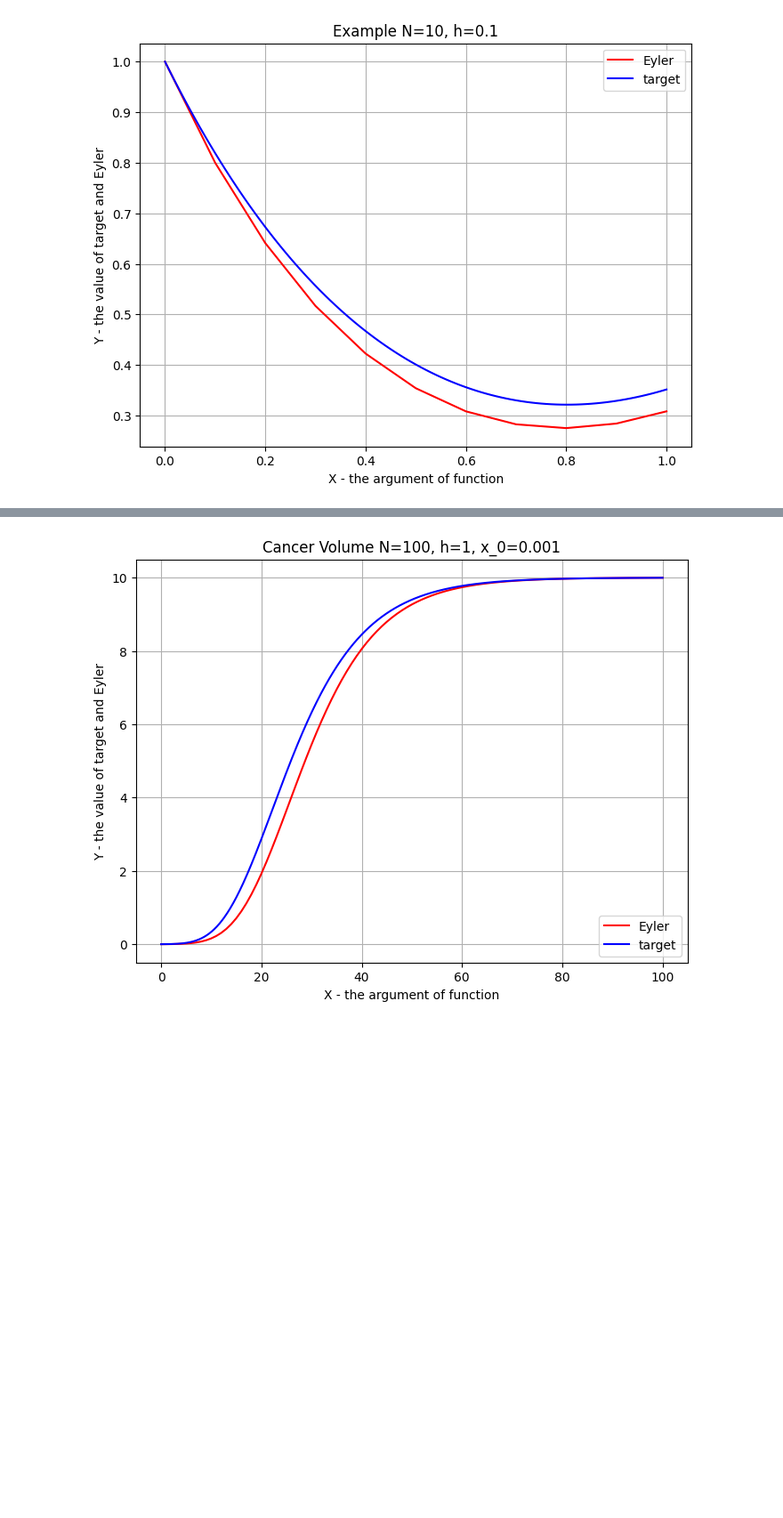
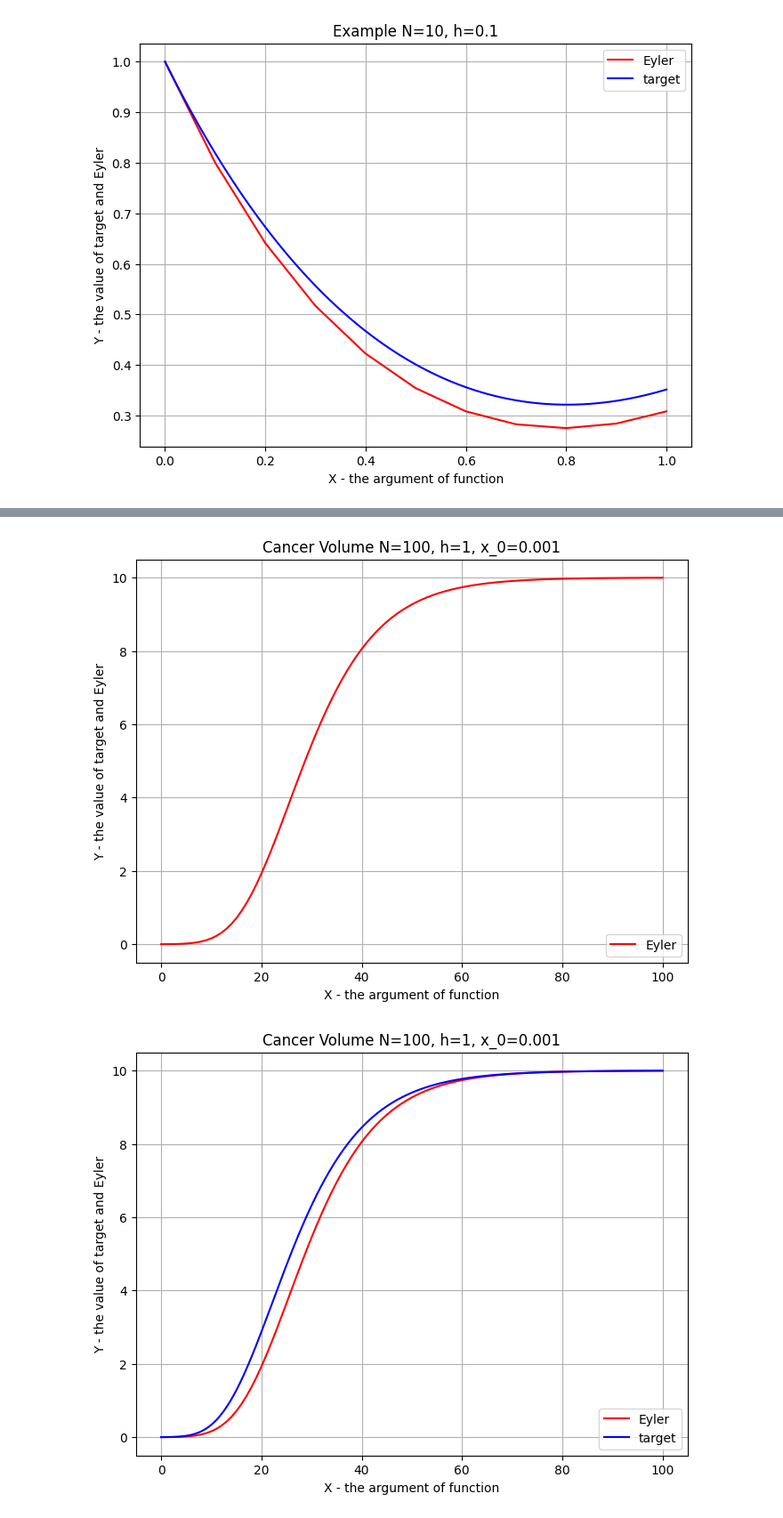
Before and after one commit to UnluckyAF/Euler-Method, a Jupyter notebook: Dif.ipynb, the cells around one changed output, grey strips where cells are left out. Shown: that part at 89% size. Drawn from its saved outputs; the diff is of its cells as text; code cells hidden in the pictures; blank space fills up the shorter version.

```diff
--- a/Dif.ipynb
+++ b/Dif.ipynb
@@ -92,26 +163,36 @@ error(target(0, 10, 0.1, target_value), ["Метод Эйлера", "Рунге-
 # %%
 def ArtDerivative(a, k, x_0, t, V_t): #y' = ArtDerivative()
     return a * math.log(k / V_t) * V_t
 
 def CancerVolume(a, k, x_0, t): #приближаемая функция
     return k * math.exp(math.log(x_0 / k) * math.exp(-a*t))
 
 matplotlib.pyplot.figure(num=None, figsize=(8, 6), dpi=100, facecolor='w', edgecolor='k')
 
 x, y = fun(100, 1, 0, CancerVolume(a=0.1, k=10, x_0=0.001, t=0), lambda x, y: ArtDerivative(a=0.1, k=10, x_0=0.001, t=x, V_t=y))
 matplotlib.pyplot.plot(x, y, 'r-', label='Eyler')
 
+matplotlib.pyplot.title('Cancer Volume N=100, h=1, x_0=0.001')
+matplotlib.pyplot.legend(loc='lower right')
+matplotlib.pyplot.xlabel("X - the argument of function")
+matplotlib.pyplot.ylabel("Y - the value of target and Eyler")
+matplotlib.pyplot.grid()
+matplotlib.pyplot.show()
+
+matplotlib.pyplot.figure(num=None, figsize=(8, 6), dpi=100, facecolor='w', edgecolor='k')
+matplotlib.pyplot.plot(x, y, 'r-', label='Eyler')
 x_can, y_can = target(0, 1000, 0.1, lambda t: CancerVolume(a=0.1, k=10, x_0=0.001, t=t))
 matplotlib.pyplot.plot(x_can, y_can, 'b-', label='target')
 
 matplotlib.pyplot.title('Cancer Volume N=100, h=1, x_0=0.001')
 matplotlib.pyplot.legend(loc='lower right')
 matplotlib.pyplot.xlabel("X - the argument of function")
 matplotlib.pyplot.ylabel("Y - the value of target and Eyler")
 matplotlib.pyplot.grid()
 matplotlib.pyplot.show()
 # %% [output]
-[figure, old version]
+[figure, new version]
+[figure, added]
 # %%
 #другие параметры приближения
 matplotlib.pyplot.figure(num=None, figsize=(8, 6), dpi=100, facecolor='w', edgecolor='k')
```
Also changed, not shown: parts of 4 cells of this notebook.
